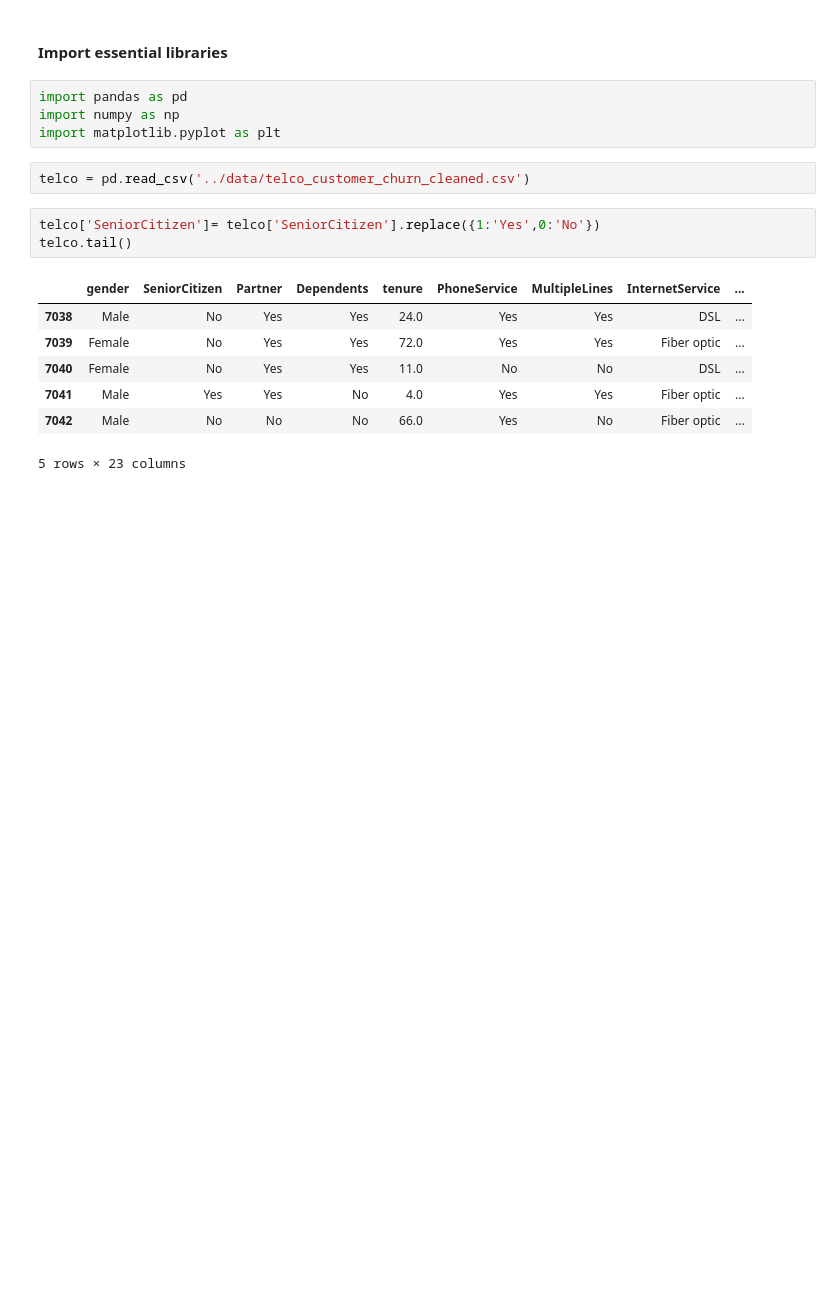
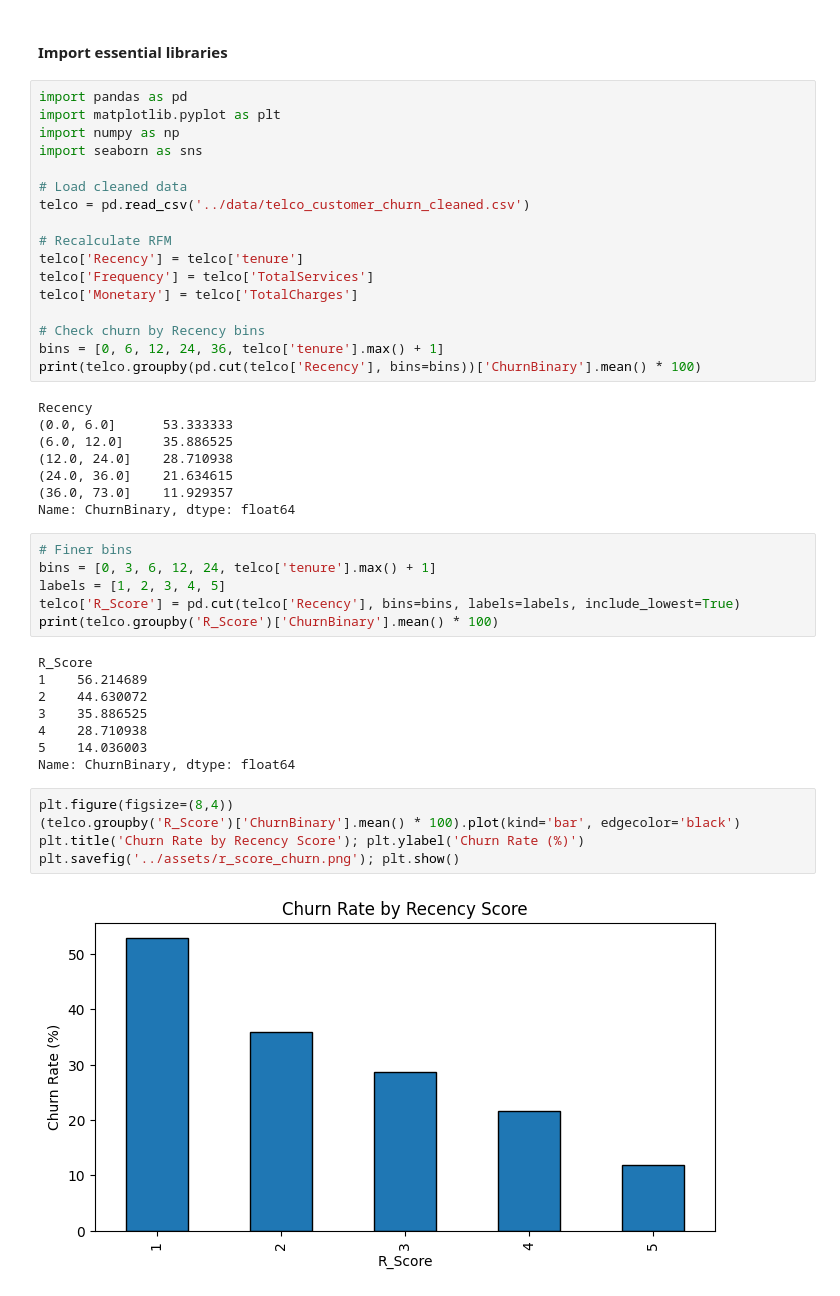
Before and after one commit to rakibakond95/Telco_customer_churn_analysis, a Jupyter notebook: Analyze_data/Customer_segmentation&behavior_analysis.ipynb, the cells around one changed output. Cells and saved outputs as stored; diff of their text form; blank space fills up the shorter version.

```diff
--- a/Analyze_data/Customer_segmentation&behavior_analysis.ipynb
+++ b/Analyze_data/Customer_segmentation&behavior_analysis.ipynb
@@ -11,20 +11,49 @@ Monetary (M): TotalCharges (lifetime spend).
 Rule-Based: Use EDA factors (e.g., contract type, payment method) for churn-risk segments. #####
 # %% [markdown]
 #### Import essential libraries
-# %%
-import pandas as pd
-import numpy as np
-import matplotlib.pyplot as plt
-# %%
-telco = pd.read_csv('../data/telco_customer_churn_cleaned.csv')
-# %%
-telco['SeniorCitizen']= telco['SeniorCitizen'].replace({1:'Yes',0:'No'})
-telco.tail()
-# %% [output]
-|  | gender | SeniorCitizen | Partner | Dependents | tenure | PhoneService | MultipleLines | InternetService | ... |
-| 7038 | Male | No | Yes | Yes | 24.0 | Yes | Yes | DSL | ... |
-| 7039 | Female | No | Yes | Yes | 72.0 | Yes | Yes | Fiber optic | ... |
-| 7040 | Female | No | Yes | Yes | 11.0 | No | No | DSL | ... |
-| 7041 | Male | Yes | Yes | No | 4.0 | Yes | Yes | Fiber optic | ... |
-| 7042 | Male | No | No | No | 66.0 | Yes | No | Fiber optic | ... |
-5 rows × 23 columns
+# %%
+import pandas as pd
+import matplotlib.pyplot as plt
+import numpy as np
+import seaborn as sns
+
+# Load cleaned data
+telco = pd.read_csv('../data/telco_customer_churn_cleaned.csv')
+
+# Recalculate RFM
+telco['Recency'] = telco['tenure']
+telco['Frequency'] = telco['TotalServices']
+telco['Monetary'] = telco['TotalCharges']
+
+# Check churn by Recency bins
+bins = [0, 6, 12, 24, 36, telco['tenure'].max() + 1]
+print(telco.groupby(pd.cut(telco['Recency'], bins=bins))['ChurnBinary'].mean() * 100)
+# %% [output]
+Recency
+(0.0, 6.0]      53.333333
+(6.0, 12.0]     35.886525
+(12.0, 24.0]    28.710938
+(24.0, 36.0]    21.634615
+(36.0, 73.0]    11.929357
+Name: ChurnBinary, dtype: float64
+# %%
+# Finer bins
+bins = [0, 3, 6, 12, 24, telco['tenure'].max() + 1]
+labels = [1, 2, 3, 4, 5]
+telco['R_Score'] = pd.cut(telco['Recency'], bins=bins, labels=labels, include_lowest=True)
+print(telco.groupby('R_Score')['ChurnBinary'].mean() * 100)
+# %% [output]
+R_Score
+1    56.214689
+2    44.630072
+3    35.886525
+4    28.710938
+5    14.036003
+Name: ChurnBinary, dtype: float64
+# %%
+plt.figure(figsize=(8,4))
+(telco.groupby('R_Score')['ChurnBinary'].mean() * 100).plot(kind='bar', edgecolor='black')
+plt.title('Churn Rate by Recency Score'); plt.ylabel('Churn Rate (%)')
+plt.savefig('../assets/r_score_churn.png'); plt.show()
+# %% [output]
+[figure, added]
```
Also changed, not shown: parts of 23 cells of this notebook.
